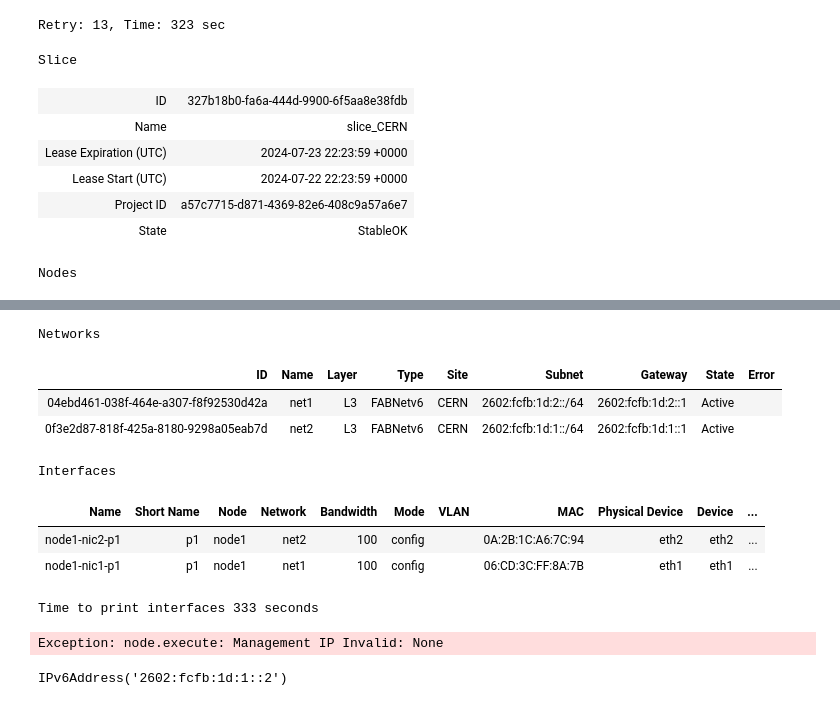
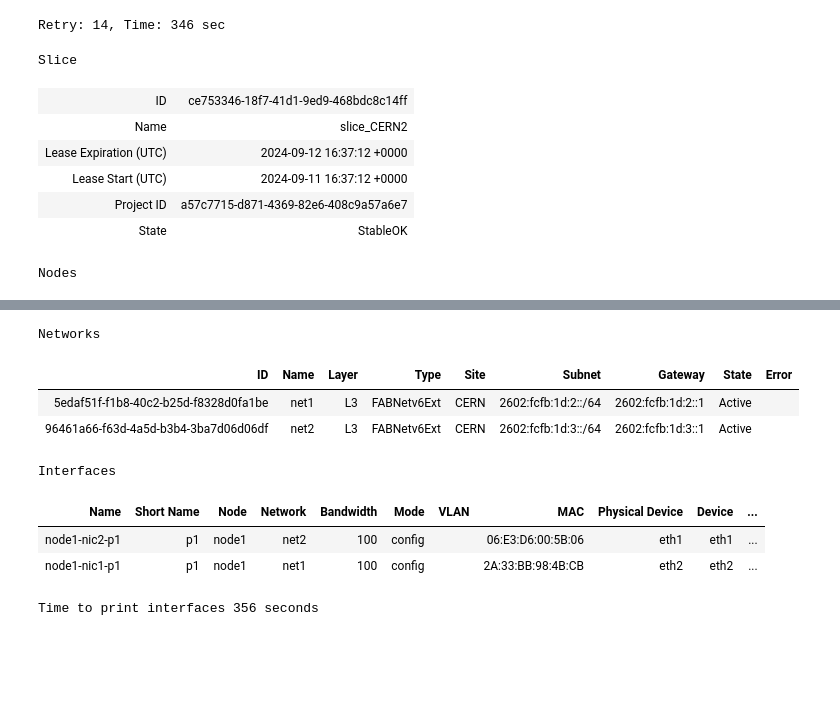
Before and after one commit to ddavila0/sense-fabric, a Jupyter notebook: SENSE-multi-IPv6.ipynb, the cells around one changed output, grey strips where cells are left out. Cells and saved outputs as stored; diff of their text form; code cells hidden in the pictures; blank space fills up the shorter version.

```diff
--- a/SENSE-multi-IPv6.ipynb
+++ b/SENSE-multi-IPv6.ipynb
@@ -15,25 +9,29 @@ node1_nic2_name = 'nic2'
 # %%
+# The objective of this notebook is to create a SENSE-ready XRootD Installation
+# either a Server or a Redirector, with N IPv6 addresses (N >=2)
+# then run N separated instances of xrootd/cmsd each on its own network namespace
+
 #Create Slice
-slice = fablib.new_slice(name=slice_name)
+slice = fablib.new_slice(name="slice_CERN2")
 
-# Node1
-node1 = slice.add_node(name=node1_name, site=site1)
-iface1 = node1.add_component(model='NIC_Basic', name=node1_nic1_name).get_interfaces()[0]
-iface2 = node1.add_component(model='NIC_Basic', name=node1_nic2_name).get_interfaces()[0]
+# Create 1 node
+node1 = slice.add_node(name="node1", site="CERN")
+iface1 = node1.add_component(model='NIC_Basic', name="nic1").get_interfaces()[0]
+iface2 = node1.add_component(model='NIC_Basic', name="nic2").get_interfaces()[0]
 
-# NetworkS
-net1 = slice.add_l3network(name=network1_name, interfaces=[iface1], type='IPv6')
-net2 = slice.add_l3network(name=network2_name, interfaces=[iface2], type='IPv6')
+# We need N Networks i.e N interfaces (we use IPv6Ext to be able to access them outside the FABRIC network)
+slice.add_l3network(name="net1", interfaces=[iface1], type='IPv6Ext')
+slice.add_l3network(name="net2", interfaces=[iface2], type='IPv6Ext')
 
 #Submit Slice Request
 slice.submit();
 # %% [output]
-Retry: 13, Time: 323 sec
+Retry: 14, Time: 346 sec
 Slice
-| ID | 327b18b0-fa6a-444d-9900-6f5aa8e38fdb |
-| Name | slice_CERN |
-| Lease Expiration (UTC) | 2024-07-23 22:23:59 +0000 |
-| Lease Start (UTC) | 2024-07-22 22:23:59 +0000 |
+| ID | ce753346-18f7-41d1-9ed9-468bdc8c14ff |
+| Name | slice_CERN2 |
+| Lease Expiration (UTC) | 2024-09-12 16:37:12 +0000 |
+| Lease Start (UTC) | 2024-09-11 16:37:12 +0000 |
 | Project ID | a57c7715-d871-4369-82e6-408c9a57a6e7 |
 | State | StableOK |
 Nodes
@@ -42,9 +40,9 @@ Nodes
 Networks
 | ID | Name | Layer | Type | Site | Subnet | Gateway | State | Error |
-| 04ebd461-038f-464e-a307-f8f92530d42a | net1 | L3 | FABNetv6 | CERN | 2602:fcfb:1d:2::/64 | 2602:fcfb:1d:2::1 | Active |  |
-| 0f3e2d87-818f-425a-8180-9298a05eab7d | net2 | L3 | FABNetv6 | CERN | 2602:fcfb:1d:1::/64 | 2602:fcfb:1d:1::1 | Active |  |
+| 5edaf51f-f1b8-40c2-b25d-f8328d0fa1be | net1 | L3 | FABNetv6Ext | CERN | 2602:fcfb:1d:2::/64 | 2602:fcfb:1d:2::1 | Active |  |
+| 96461a66-f63d-4a5d-b3b4-3ba7d06d06df | net2 | L3 | FABNetv6Ext | CERN | 2602:fcfb:1d:3::/64 | 2602:fcfb:1d:3::1 | Active |  |
 Interfaces
 | Name | Short Name | Node | Network | Bandwidth | Mode | VLAN | MAC | Physical Device | Device | ... |
-| node1-nic2-p1 | p1 | node1 | net2 | 100 | config |  | 0A:2B:1C:A6:7C:94 | eth2 | eth2 | ... |
-| node1-nic1-p1 | p1 | node1 | net1 | 100 | config |  | 06:CD:3C:FF:8A:7B | eth1 | eth1 | ... |
+| node1-nic2-p1 | p1 | node1 | net2 | 100 | config |  | 06:E3:D6:00:5B:06 | eth1 | eth1 | ... |
+| node1-nic1-p1 | p1 | node1 | net1 | 100 | config |  | 2A:33:BB:98:4B:CB | eth2 | eth2 | ... |
-Time to print interfaces 333 seconds
+Time to print interfaces 356 seconds
@@ -60,8 +48,0 @@ node1_addr2 = network2_available_ips.pop(0)
-# %%
-node1_iface2.ip_addr_add(addr=node1_addr2, subnet=network2.get_subnet())
-# %% [output]
-Exception: node.execute: Management IP Invalid: None
-# %%
-node1_addr2
-# %% [output]
-IPv6Address('2602:fcfb:1d:1::2')
```
Also changed, not shown: parts of 21 cells of this notebook.
